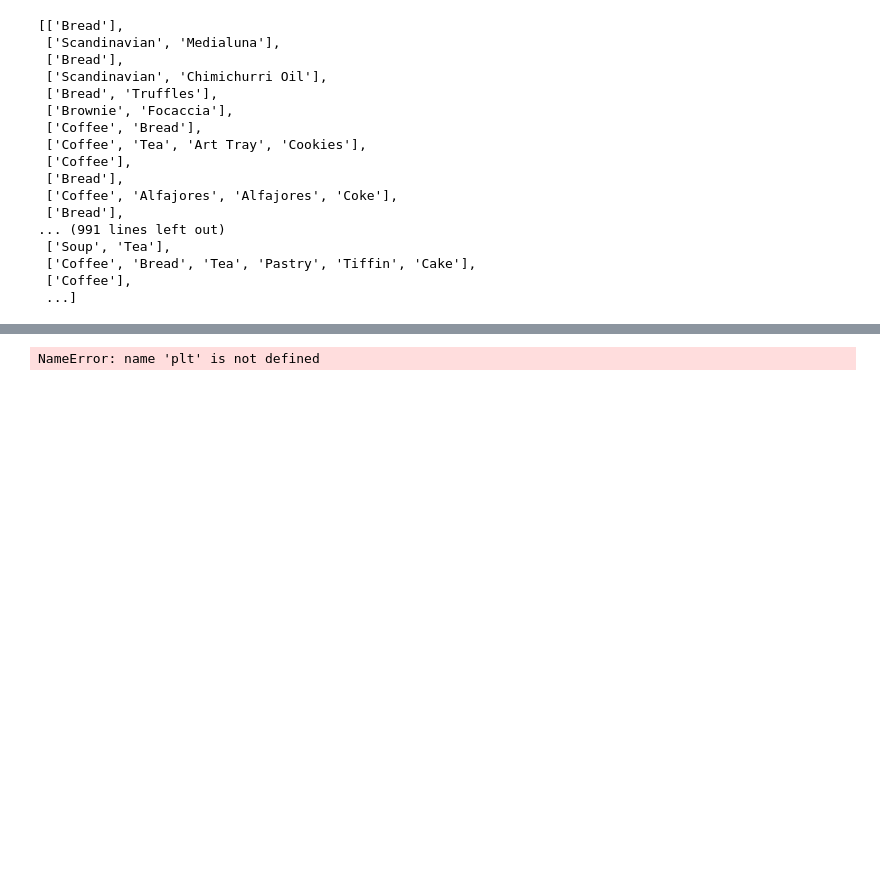
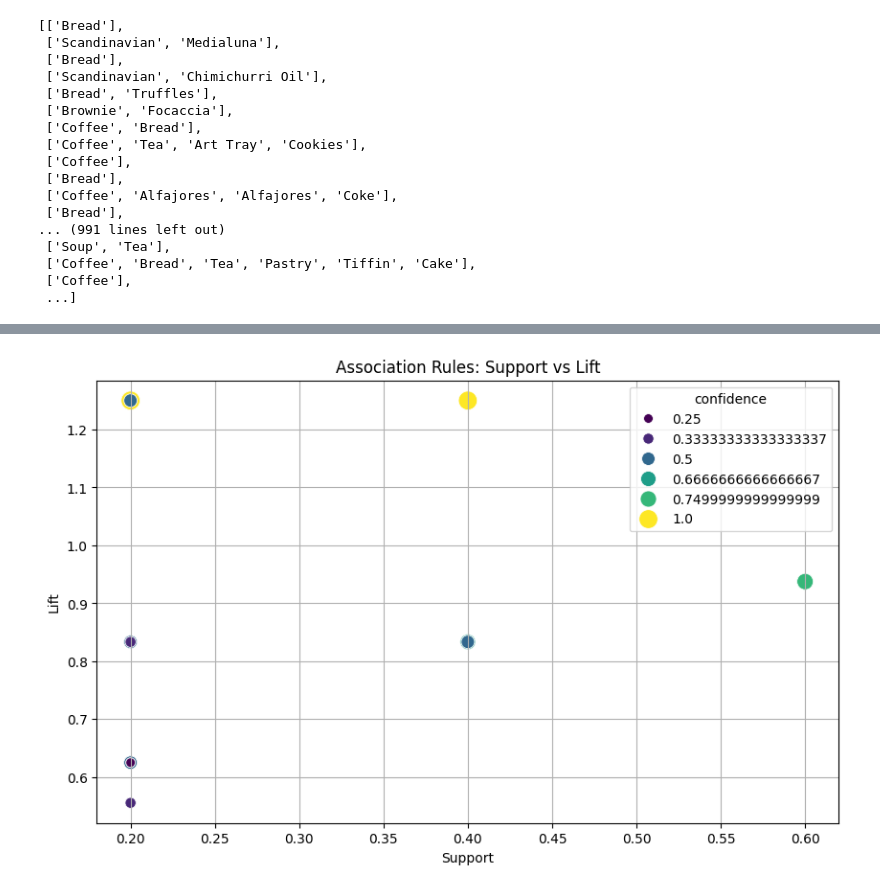
Before and after one commit to dkmishra2407/machinelearning-, a Jupyter notebook: ML SOLUTIONS/ML17.ipynb, the cells around one changed output, grey strips where cells are left out. Drawn from its saved outputs; the diff is of its cells as text; code cells hidden in the pictures; blank space fills up the shorter version.

Commit message:
ML2 Solution

```diff
--- a/ML SOLUTIONS/ML17.ipynb
+++ b/ML SOLUTIONS/ML17.ipynb
@@ -127,5 +127,9 @@ Frequent Itemsets:
 # %%
 # Generate association rules
-rules = association_rules(frequent_itemsets, metric="confidence", min_threshold=0.25)
+rules = association_rules(frequent_itemsets,
+                          metric="confidence",
+                          min_threshold=0.25,
+                          support_only=False,
+                          num_itemsets=None) #This is a possible solution.
 print("Association Rules:\n", rules)
 # %% [output]
@@ -133,10 +155,11 @@ TypeError: association_rules() missing 1 required positional argument: 'num_item
 # %%
+import matplotlib.pyplot as plt
 plt.figure(figsize=(10, 6))
-sns.scatterplot(x="support", y="confidence", size="lift", data=rules, sizes=(20, 200), hue="lift", palette="viridis")
-plt.title("Association Rules - Support vs Confidence")
-plt.xlabel("Support")
-plt.ylabel("Confidence")
-plt.legend(loc='best', title="Lift")
+sns.scatterplot(data=rules, x='support', y='lift', size='confidence', hue='confidence', palette='viridis', sizes=(50, 200))
+plt.title('Association Rules: Support vs Lift')
+plt.xlabel('Support')
+plt.ylabel('Lift')
+plt.grid(True)
 plt.show()
 # %% [output]
-NameError: name 'plt' is not defined
+[figure, added]
```
Also changed, not shown: parts of 10 cells of this notebook.
